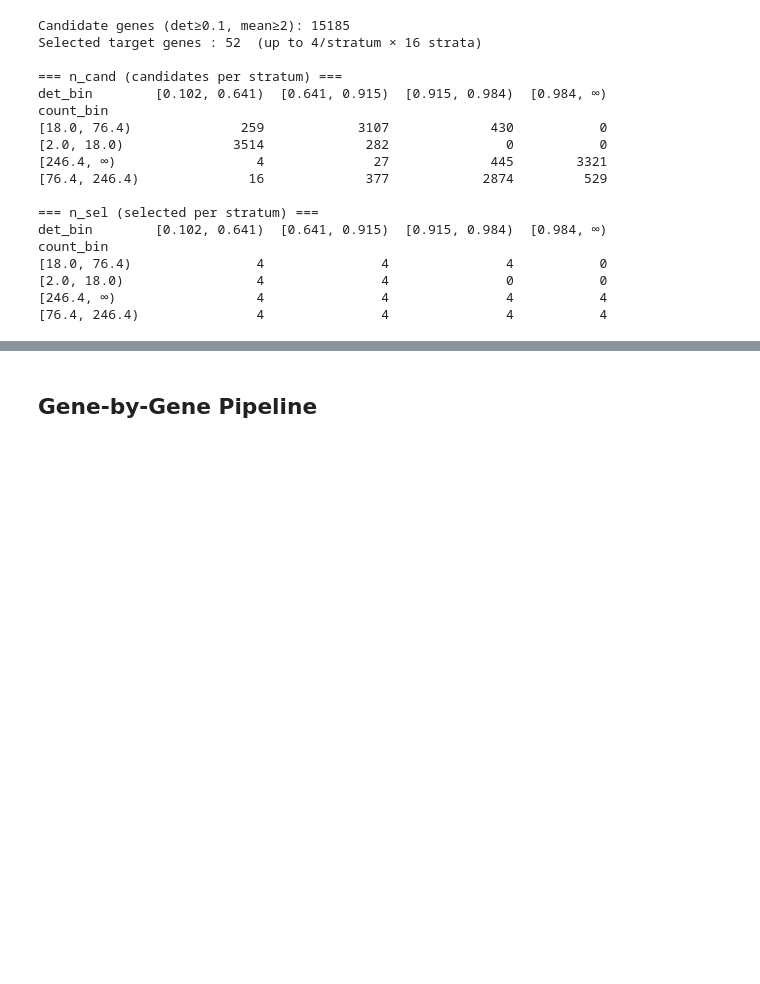
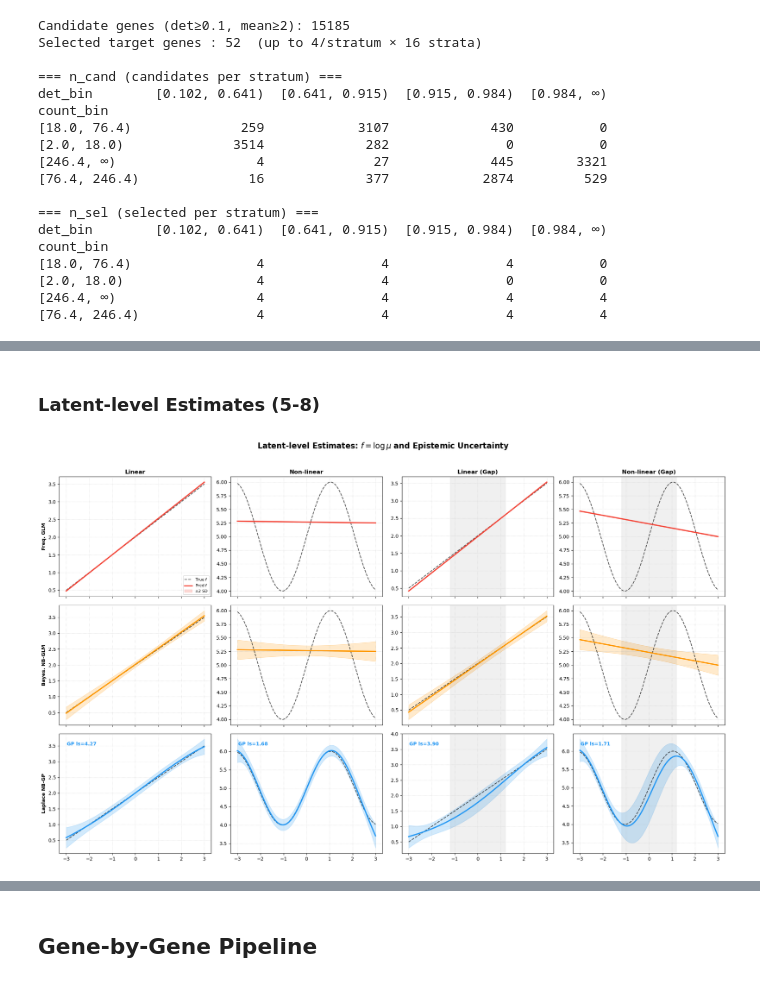
Before and after one commit to jmj3078/cfRNA_NormativeModeling, a Jupyter notebook: nb_gaussian_processing_gpytorch_application.ipynb, the cells around one changed output, grey strips where cells are left out. Drawn from its saved outputs; the diff is of its cells as text; code cells hidden in the pictures; blank space fills up the shorter version.

```diff
--- a/nb_gaussian_processing_gpytorch_application.ipynb
+++ b/nb_gaussian_processing_gpytorch_application.ipynb
@@ -743,0 +335,40 @@ def score_laplace(
+# %% [markdown]
+### Latent-level Estimates (5-8)
+# %%
+fig, axes = plt.subplots(3, 4, figsize=(20, 12), sharex=True, sharey=False)
+fig.suptitle("Latent-level Estimates: $f = \\log\\mu$ and Epistemic Uncertainty",
+              fontsize=16, fontweight='bold', y=1.02)
+
+for col, scenario in enumerate(scenarios):
+    data = datasets[scenario]
+    X_test_np, f_true = data["X_test_np"], data["f_true"]
+    gap = ~data["train_mask"]
+
+    for row, m_name in enumerate(model_names):
+        ax = axes[row, col]
+        r = results[scenario][m_name]
+        f_mean, f_var = r["f_mean"], r["f_var"]
+        color = model_colors[m_name]
+
+        ax.plot(X_test_np, f_true, color='black', ls='--', lw=1.5, alpha=0.7, label='True $f$')
+        ax.plot(X_test_np, f_mean, color=color, lw=2.5, label='Pred $f$')
+        ax.fill_between(X_test_np, f_mean - 2 * np.sqrt(f_var), f_mean + 2 * np.sqrt(f_var),
+                        color=color, alpha=0.2, label='±2 SD')
+        if gap.any():
+            ax.axvspan(X_test_np[gap].min(), X_test_np[gap].max(), color='black', alpha=0.06)
+
+        if row == 0:
+            ax.set_title(scenario, fontweight='bold')
+        if col == 0:
+            ax.set_ylabel(m_name, fontweight='bold')
+        if row == 2 and "length_scale" in r:
+            ax.text(0.05, 0.9, f"GP ls={r['length_scale']:.2f}",
+                    transform=ax.transAxes, fontweight='bold', color=color)
+        if row == 0 and col == 0:
+            ax.legend(fontsize=8, loc='lower right')
+        ax.grid(True, linestyle=':', alpha=0.5)
+
+plt.tight_layout()
+plt.show()
+# %% [output]
+[figure, added]
```
Also changed, not shown: parts of 28 cells of this notebook, 16 other files.
